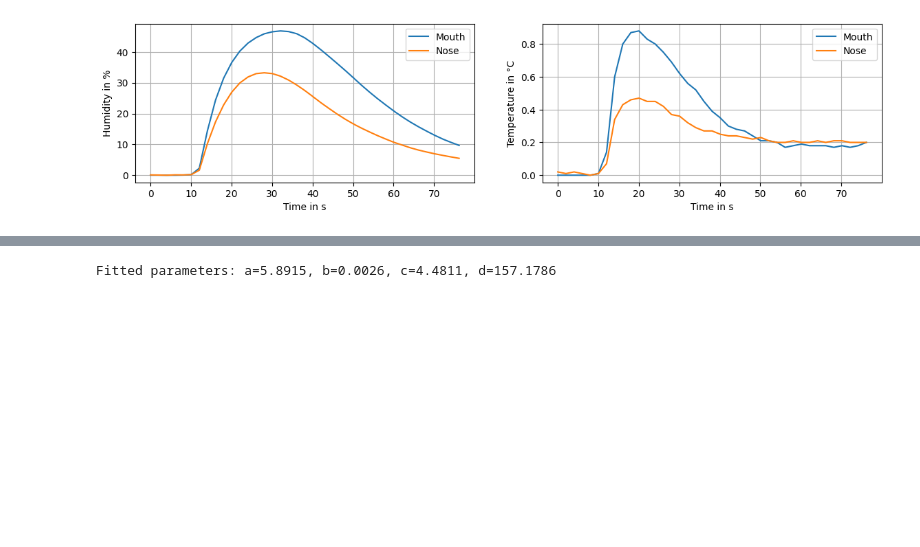
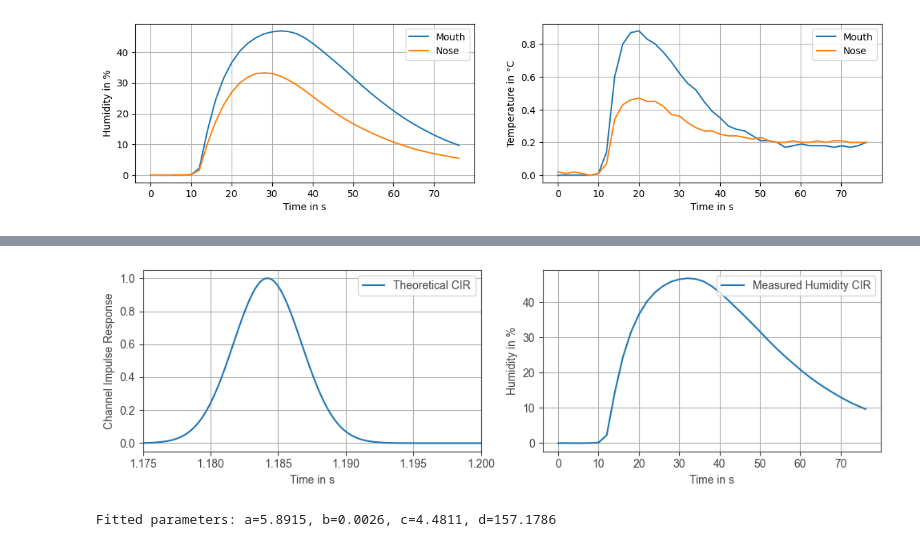
Before and after one commit to leon-rny/neural-network-breath-modeling, a Jupyter notebook: cir.ipynb, the cells around one changed output, grey strips where cells are left out. Drawn from its saved outputs; the diff is of its cells as text; code cells hidden in the pictures; blank space fills up the shorter version.

```diff
--- a/cir.ipynb
+++ b/cir.ipynb
@@ -97,3 +97,36 @@ plt.show()
+# %%
+color = (67/255, 67/255, 67/255)
+plt.rcParams.update({
+    "text.color": color,
+    "axes.labelcolor": color,
+    "axes.edgecolor": color,
+    "xtick.color": color,
+    "ytick.color": color,
+    "font.family": "Arial"
+})
+
+t = np.linspace(0.001, 2, 10000)
+cir_theoretical = theoretical_cir(t, 0, M, D, d, v)
+cir_theoretical_norm = cir_theoretical / np.max(cir_theoretical)
+fig, ax = plt.subplots(1, 2, figsize=(10, 3))
+ax[0].plot(t, cir_theoretical_norm, label='Theoretical CIR')
+ax[0].set_xlim(1.175, 1.2)
+ax[0].set_xlabel('Time in s')
+ax[0].set_ylabel('Channel Impulse Response')
+ax[0].grid()
+ax[0].legend(loc='upper right')
+
+t, cir_mouth_humidity, cir_mouth_temperature = get_cir('mouth')
+ax[1].plot(t, cir_mouth_humidity, label='Measured Humidity CIR')
+ax[1].set_xlabel('Time in s')
+ax[1].set_ylabel('Humidity in %')
+ax[1].grid()
+ax[1].legend(loc='upper right')
+plt.tight_layout()
+plt.savefig('cir.png', dpi=500, bbox_inches='tight')
+plt.show()
+# %% [output]
+[figure, added]
 # %%
 def fit_cir(t, a, b, c, d):
     return a / np.sqrt(t) * np.exp(-b * (d - c * t)**2 / t)
```
Also changed, not shown: parts of 1 cell of this notebook.
